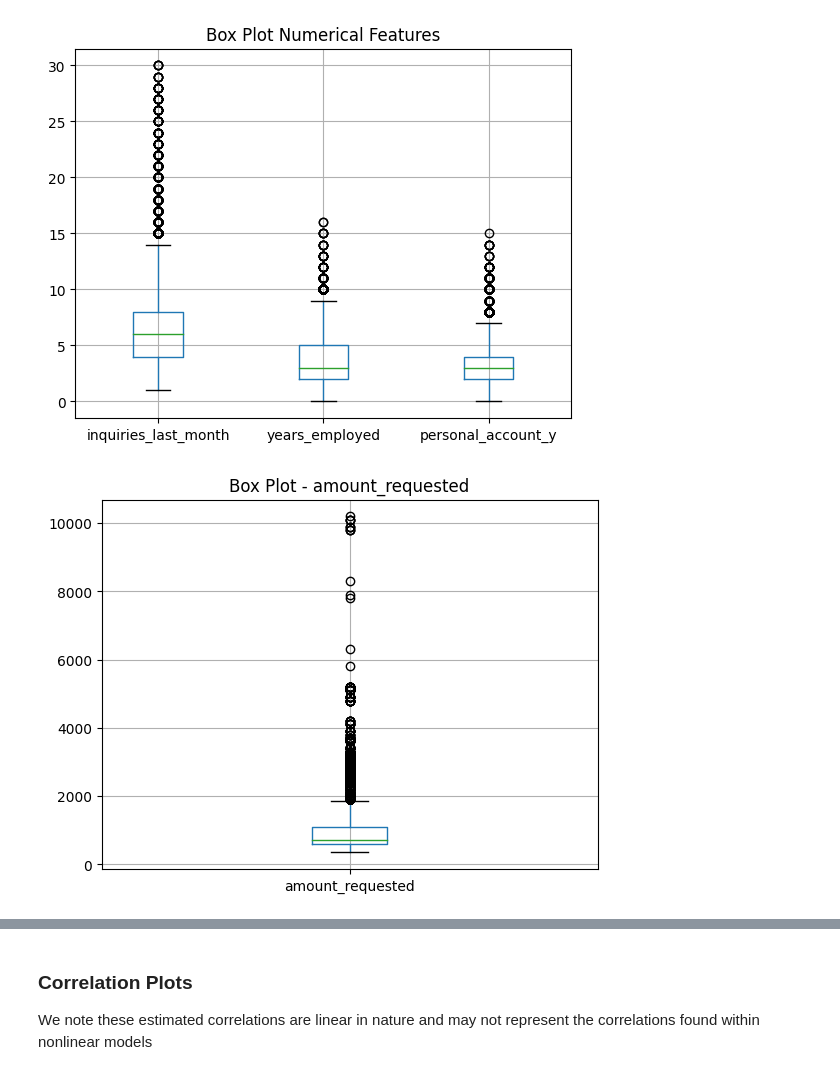
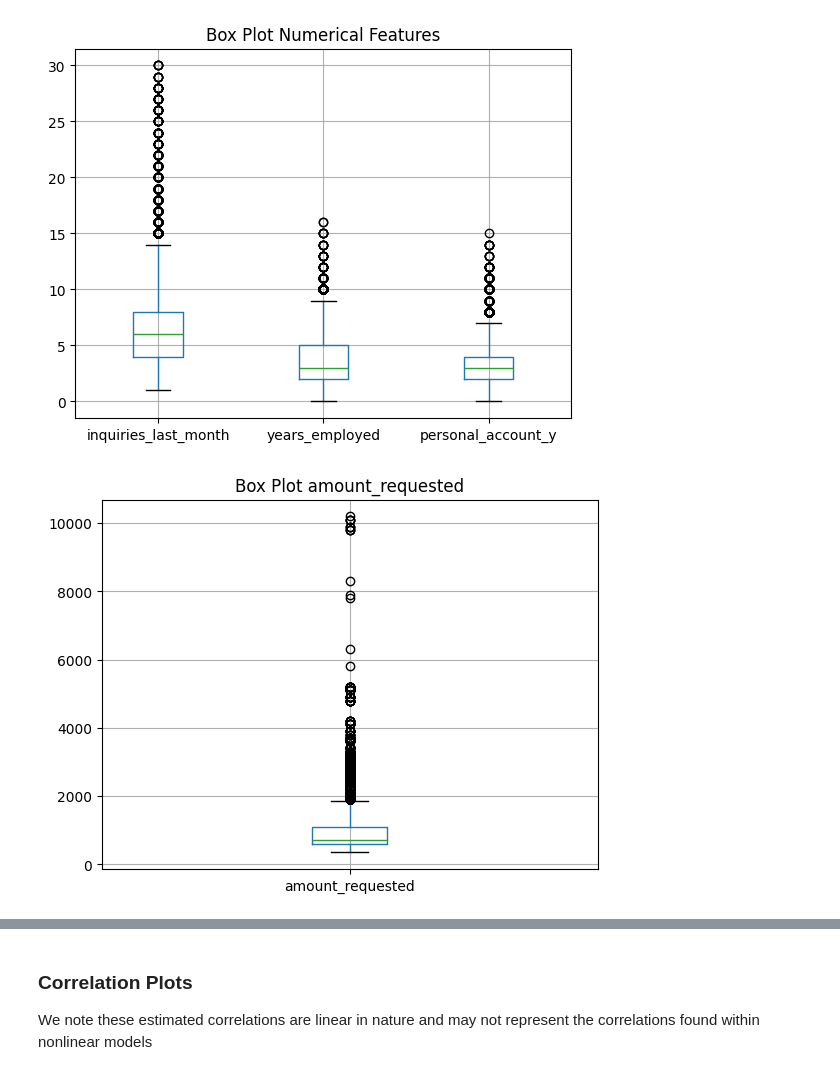
Before and after one commit to c-grigsby/ml-fintech-case-studies, a Jupyter notebook: predicting-loan-signatures/notebooks/predicting-loan-signatures_eda.ipynb, the cells around one changed output, grey strips where cells are left out. Cells and saved outputs as stored; diff of their text form; code cells hidden in the pictures.

```diff
--- a/predicting-loan-signatures/notebooks/predicting-loan-signatures_eda.ipynb
+++ b/predicting-loan-signatures/notebooks/predicting-loan-signatures_eda.ipynb
@@ -167,9 +184,9 @@ plt.show()
 # %% [output]
 [figure]
 # %%
-# Create box plots for numerical features
+# Box plot for amount requested
 df_users_numerical.boxplot(column = ['amount_requested'])
-plt.title("Box Plot - amount_requested")
+plt.title("Box Plot amount_requested")
 plt.show()
 # %% [output]
-[figure, old version]
+[figure, new version]
```
Also changed, not shown: parts of 21 cells of this notebook, 1 other file.
